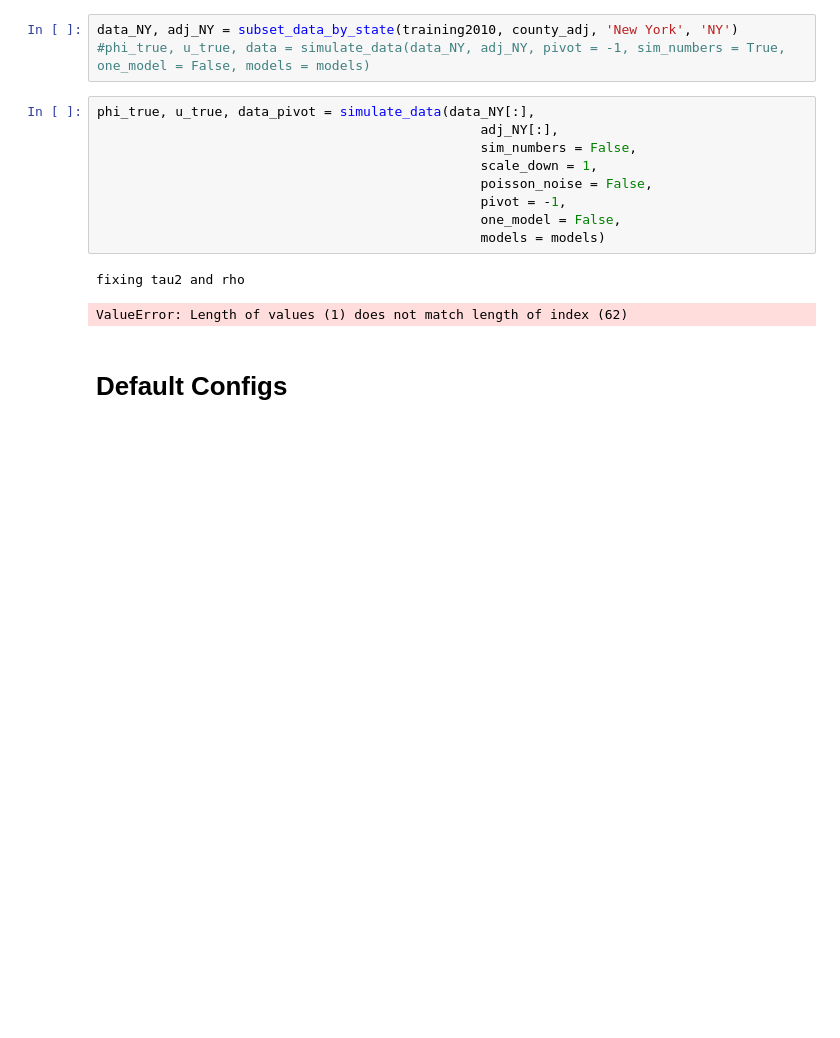
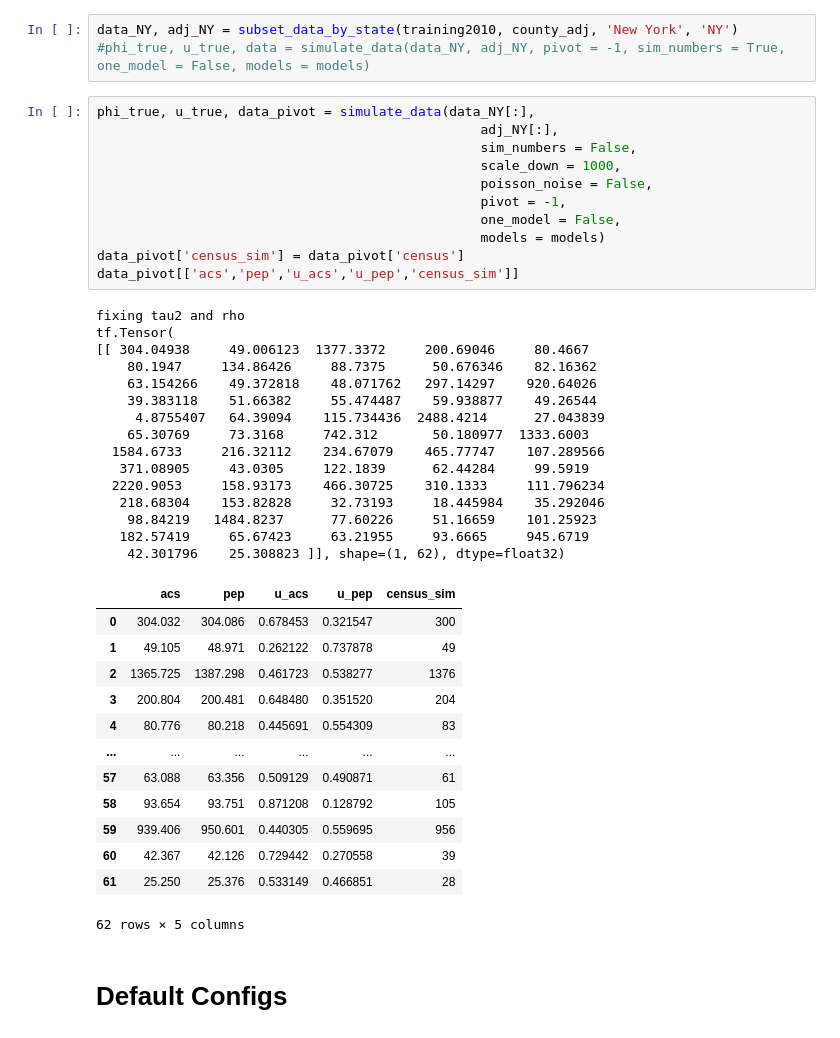
Before and after one commit to nickblink/pop_ensemble, a Jupyter notebook: code/train2010 - CAR debug.ipynb, the cells around one changed output. Cells and saved outputs as stored; diff of their text form; blank space fills up the shorter version.

```diff
--- a/code/train2010 - CAR debug.ipynb
+++ b/code/train2010 - CAR debug.ipynb
@@ -20,15 +20,43 @@ data_NY, adj_NY = subset_data_by_state(training2010, county_adj, 'New York', 'NY
 # %%
 phi_true, u_true, data_pivot = simulate_data(data_NY[:],
                                                  adj_NY[:],
                                                  sim_numbers = False,
-                                                 scale_down = 1,
+                                                 scale_down = 1000,
                                                  poisson_noise = False,
                                                  pivot = -1,
                                                  one_model = False,
                                                  models = models)
+data_pivot['census_sim'] = data_pivot['census']
+data_pivot[['acs','pep','u_acs','u_pep','census_sim']]
 # %% [output]
 fixing tau2 and rho
+tf.Tensor(
+[[ 304.04938     49.006123  1377.3372     200.69046     80.4667
+    80.1947     134.86426     88.7375      50.676346    82.16362
+    63.154266    49.372818    48.071762   297.14297    920.64026
+    39.383118    51.66382     55.474487    59.938877    49.26544
+     4.8755407   64.39094    115.734436  2488.4214      27.043839
+    65.30769     73.3168     742.312       50.180977  1333.6003
+  1584.6733     216.32112    234.67079    465.77747    107.289566
+   371.08905     43.0305     122.1839      62.44284     99.5919
+  2220.9053     158.93173    466.30725    310.1333     111.796234
+   218.68304    153.82828     32.73193     18.445984    35.292046
+    98.84219   1484.8237      77.60226     51.16659    101.25923
+   182.57419     65.67423     63.21955     93.6665     945.6719
+    42.301796    25.308823 ]], shape=(1, 62), dtype=float32)
+|  | acs | pep | u_acs | u_pep | census_sim |
+| 0 | 304.032 | 304.086 | 0.678453 | 0.321547 | 300 |
+| 1 | 49.105 | 48.971 | 0.262122 | 0.737878 | 49 |
+| 2 | 1365.725 | 1387.298 | 0.461723 | 0.538277 | 1376 |
+| 3 | 200.804 | 200.481 | 0.648480 | 0.351520 | 204 |
+| 4 | 80.776 | 80.218 | 0.445691 | 0.554309 | 83 |
+| ... | ... | ... | ... | ... | ... |
+| 57 | 63.088 | 63.356 | 0.509129 | 0.490871 | 61 |
+| 58 | 93.654 | 93.751 | 0.871208 | 0.128792 | 105 |
+| 59 | 939.406 | 950.601 | 0.440305 | 0.559695 | 956 |
+| 60 | 42.367 | 42.126 | 0.729442 | 0.270558 | 39 |
+| 61 | 25.250 | 25.376 | 0.533149 | 0.466851 | 28 |
-ValueError: Length of values (1) does not match length of index (62)
+62 rows × 5 columns
 # %% [markdown]
 # Default Configs
 # %%
```
Also changed, not shown: parts of 7 cells of this notebook, 1 other file.
